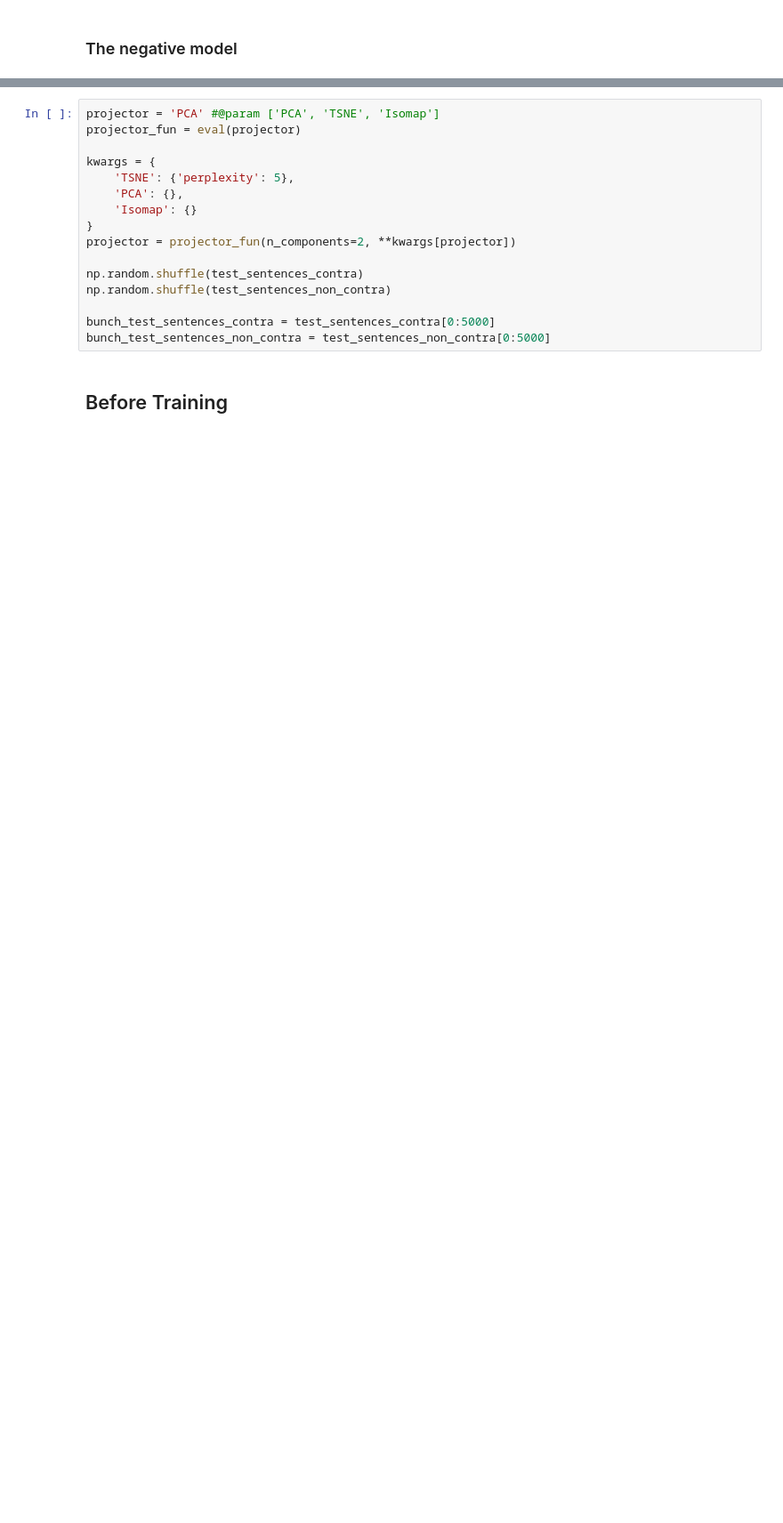
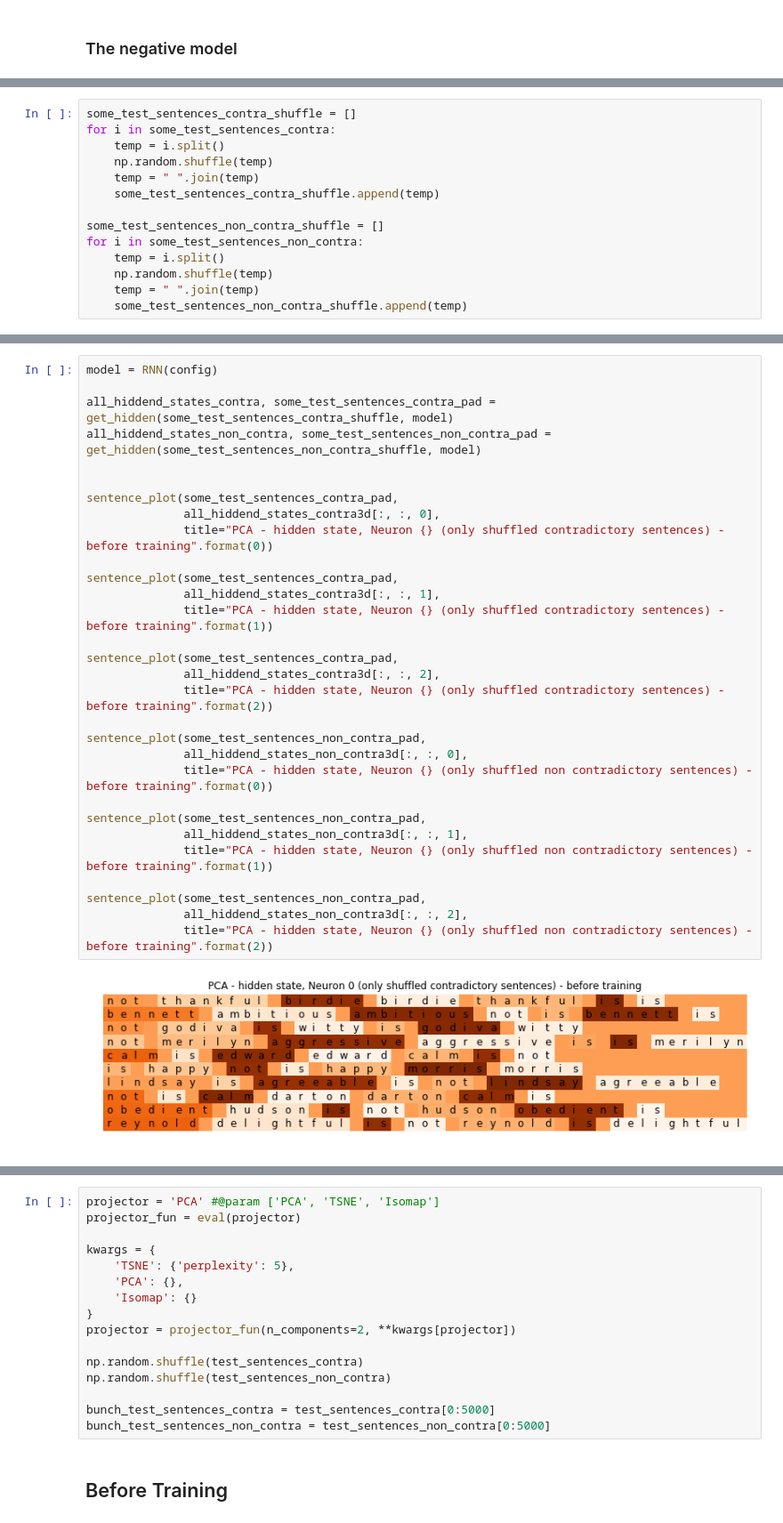
Before and after one commit to felipessalvatore/ContraQA, a Jupyter notebook: contra_qa/train/b1_v2_RNN.ipynb, the cells around one changed output, grey strips where cells are left out. Shown at 89% size. Saved outputs shown, nothing was run; the diff lists cells and outputs as text; blank space fills up the shorter version.

```diff
--- a/contra_qa/train/b1_v2_RNN.ipynb
+++ b/contra_qa/train/b1_v2_RNN.ipynb
@@ -965,0 +968,14 @@ sentence_plot(some_test_sentences_non_contra_pad,
+# %%
+some_test_sentences_contra_shuffle = []
+for i in some_test_sentences_contra:
+    temp = i.split()
+    np.random.shuffle(temp)
+    temp = " ".join(temp)
+    some_test_sentences_contra_shuffle.append(temp)
+
+some_test_sentences_non_contra_shuffle = []
+for i in some_test_sentences_non_contra:
+    temp = i.split()
+    np.random.shuffle(temp)
+    temp = " ".join(temp)
+    some_test_sentences_non_contra_shuffle.append(temp)
@@ -965,0 +984,32 @@ sentence_plot(some_test_sentences_non_contra_pad,
+# %%
+model = RNN(config)
+
+all_hiddend_states_contra, some_test_sentences_contra_pad = get_hidden(some_test_sentences_contra_shuffle, model)
+all_hiddend_states_non_contra, some_test_sentences_non_contra_pad = get_hidden(some_test_sentences_non_contra_shuffle, model)
+
+
+sentence_plot(some_test_sentences_contra_pad,
+              all_hiddend_states_contra3d[:, :, 0],
+              title="PCA - hidden state, Neuron {} (only shuffled contradictory sentences) - before training".format(0))
+
+sentence_plot(some_test_sentences_contra_pad,
+              all_hiddend_states_contra3d[:, :, 1],
+              title="PCA - hidden state, Neuron {} (only shuffled contradictory sentences) - before training".format(1))
+
+sentence_plot(some_test_sentences_contra_pad,
+              all_hiddend_states_contra3d[:, :, 2],
+              title="PCA - hidden state, Neuron {} (only shuffled contradictory sentences) - before training".format(2))
+
+sentence_plot(some_test_sentences_non_contra_pad,
+              all_hiddend_states_non_contra3d[:, :, 0],
+              title="PCA - hidden state, Neuron {} (only shuffled non contradictory sentences) - before training".format(0))
+
+sentence_plot(some_test_sentences_non_contra_pad,
+              all_hiddend_states_non_contra3d[:, :, 1],
+              title="PCA - hidden state, Neuron {} (only shuffled non contradictory sentences) - before training".format(1))
+
+sentence_plot(some_test_sentences_non_contra_pad,
+              all_hiddend_states_non_contra3d[:, :, 2],
+              title="PCA - hidden state, Neuron {} (only shuffled non contradictory sentences) - before training".format(2))
+# %% [output]
+[figure, added]
```
Also changed, not shown: parts of 24 cells of this notebook, 1 other file.
